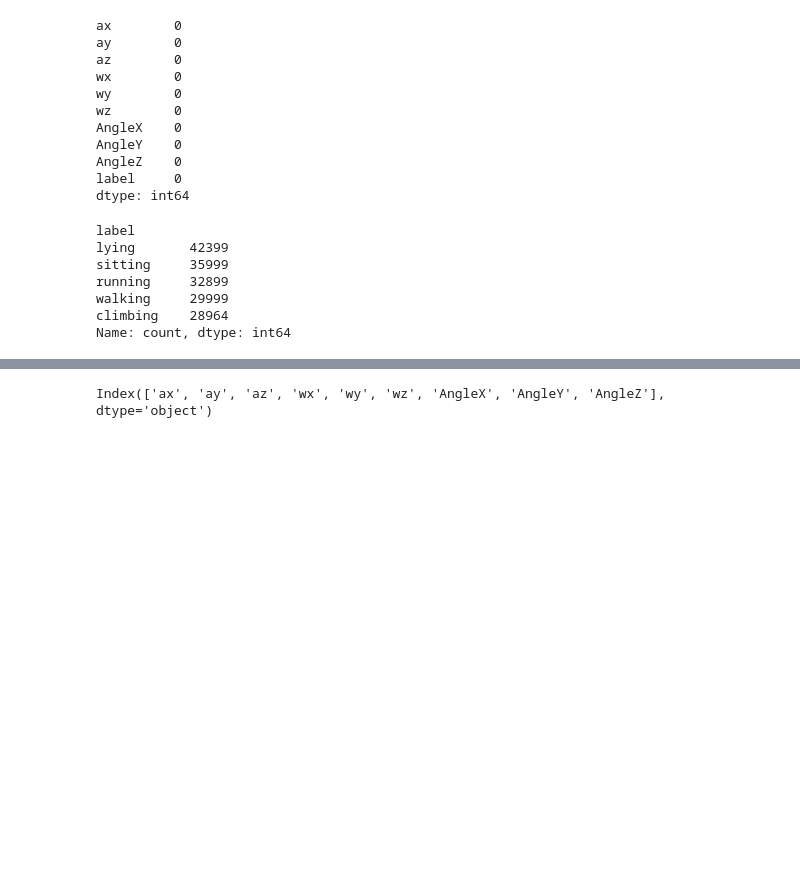
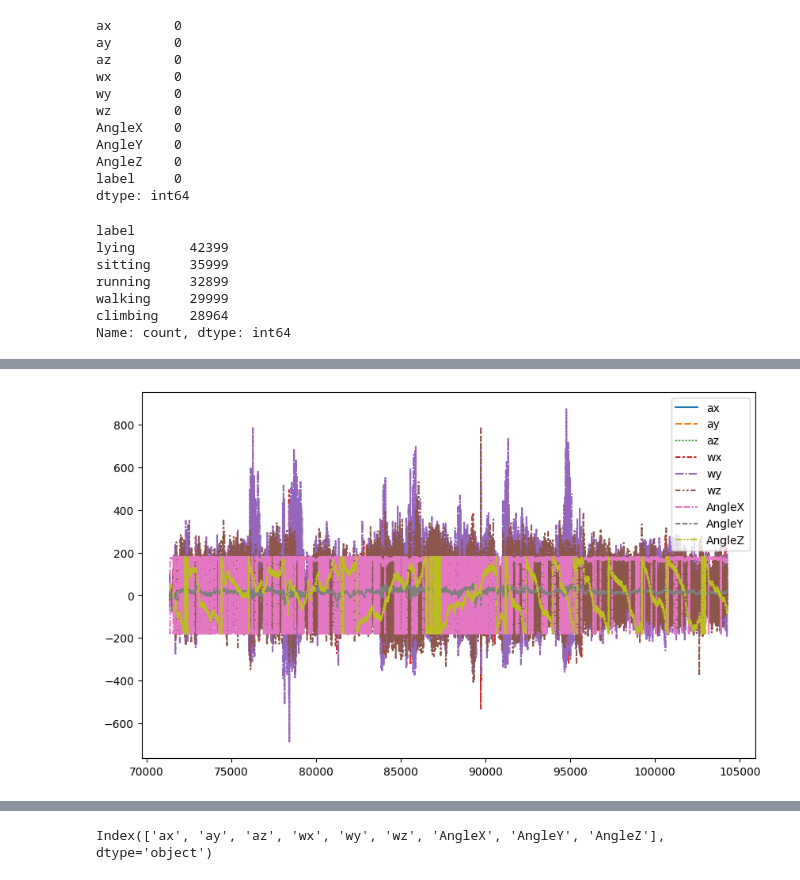
Before and after one commit to anikerry/Dog-Activity-Recognition, a Jupyter notebook: src/notebooks/testing.ipynb, the cells around one changed output, grey strips where cells are left out. Cells and saved outputs as stored; diff of their text form; code cells hidden in the pictures; blank space fills up the shorter version.

```diff
--- a/src/notebooks/testing.ipynb
+++ b/src/notebooks/testing.ipynb
@@ -86,0 +109,5 @@ df.sample(5)
+# %%
+plt.figure(figsize=(10, 6))
+sns.lineplot(data=df[df["label"] == "running"])
+# %% [output]
+[figure, added]
```
Also changed, not shown: parts of 9 cells of this notebook, 6 other files.
